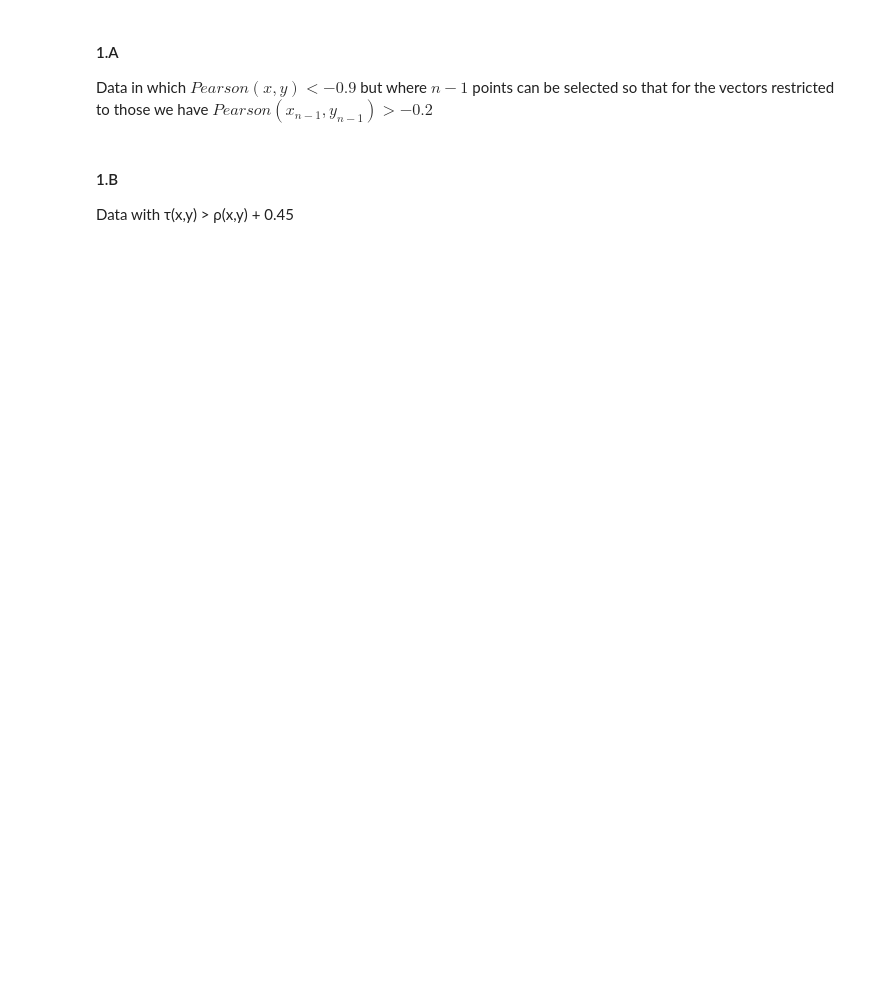
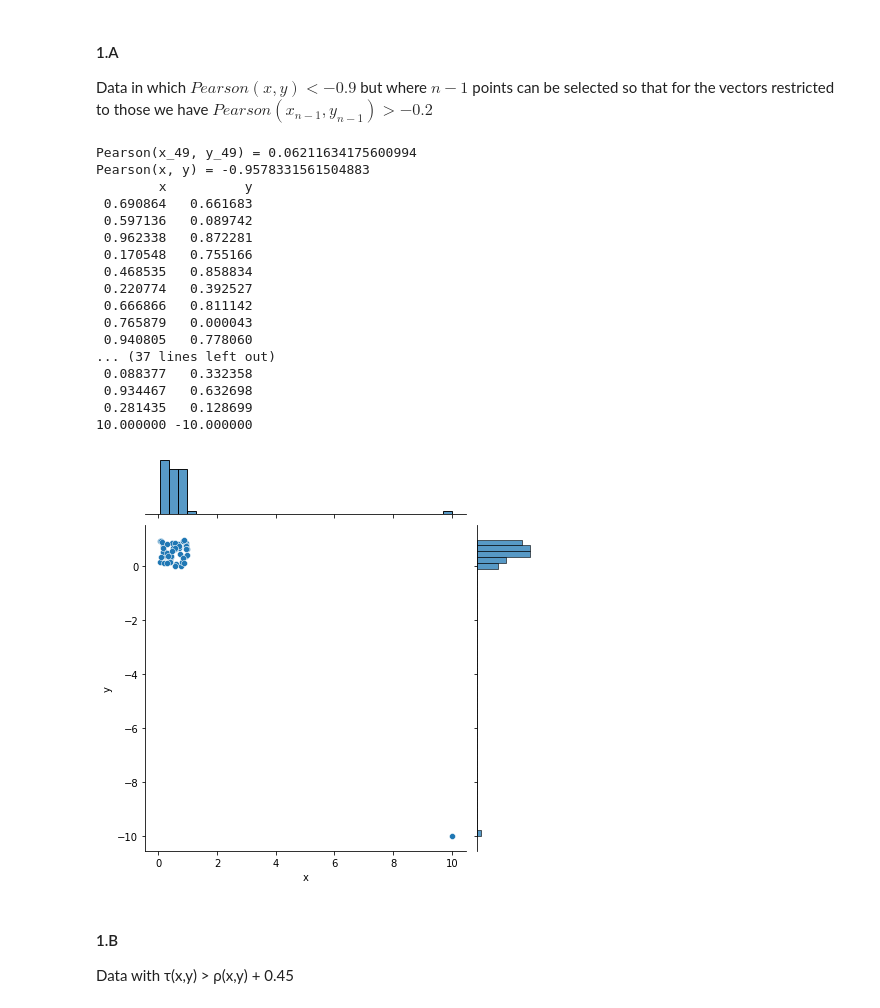
Before and after one commit to leeaz97/SatisticsIDC, a Jupyter notebook: HW3.ipynb, the cells around one changed output. Cells and saved outputs as stored; diff of their text form; code cells hidden in the pictures; blank space fills up the shorter version.

```diff
--- a/HW3.ipynb
+++ b/HW3.ipynb
@@ -35,6 +45,42 @@ Pearson(x,y) = Pearson correlation<br>
 # %% [markdown]
 #### 1.A
 Data in which  $Pearson(x,y) < -0.9$ but where $n-1$ points can be selected so that for the vectors restricted to those we have $Pearson(x_{n-1},y_{n-1}) > -0.2$
+# %%
+X = np.random.uniform(low=0.0, high=1.0, size=n-1)
+Y = np.random.uniform(low=0.0, high=1.0, size=n-1)
+
+r, _ = stats.pearsonr(X, Y)
+print(f"Pearson(x_{n-1}, y_{n-1}) = {r}")
+assert r > -0.2
+
+X_n = 10
+Y_n = -X_n
+X = np.append(X, X_n)
+Y = np.append(Y, Y_n)
+r, _ = stats.pearsonr(X, Y)
+print(f"Pearson(x, y) = {r}")
+assert r < 0.9
+
+plot_and_table(X, Y)
+# %% [output]
+Pearson(x_49, y_49) = 0.06211634175600994
+Pearson(x, y) = -0.9578331561504883
+        x          y
+ 0.690864   0.661683
+ 0.597136   0.089742
+ 0.962338   0.872281
+ 0.170548   0.755166
+ 0.468535   0.858834
+ 0.220774   0.392527
+ 0.666866   0.811142
+ 0.765879   0.000043
+ 0.940805   0.778060
+... (37 lines left out)
+ 0.088377   0.332358
+ 0.934467   0.632698
+ 0.281435   0.128699
+10.000000 -10.000000
+[figure, added]
 # %% [markdown]
 #### 1.B
 Data with τ(x,y) > ρ(x,y) + 0.45
```
Also changed, not shown: parts of 51 cells of this notebook.
